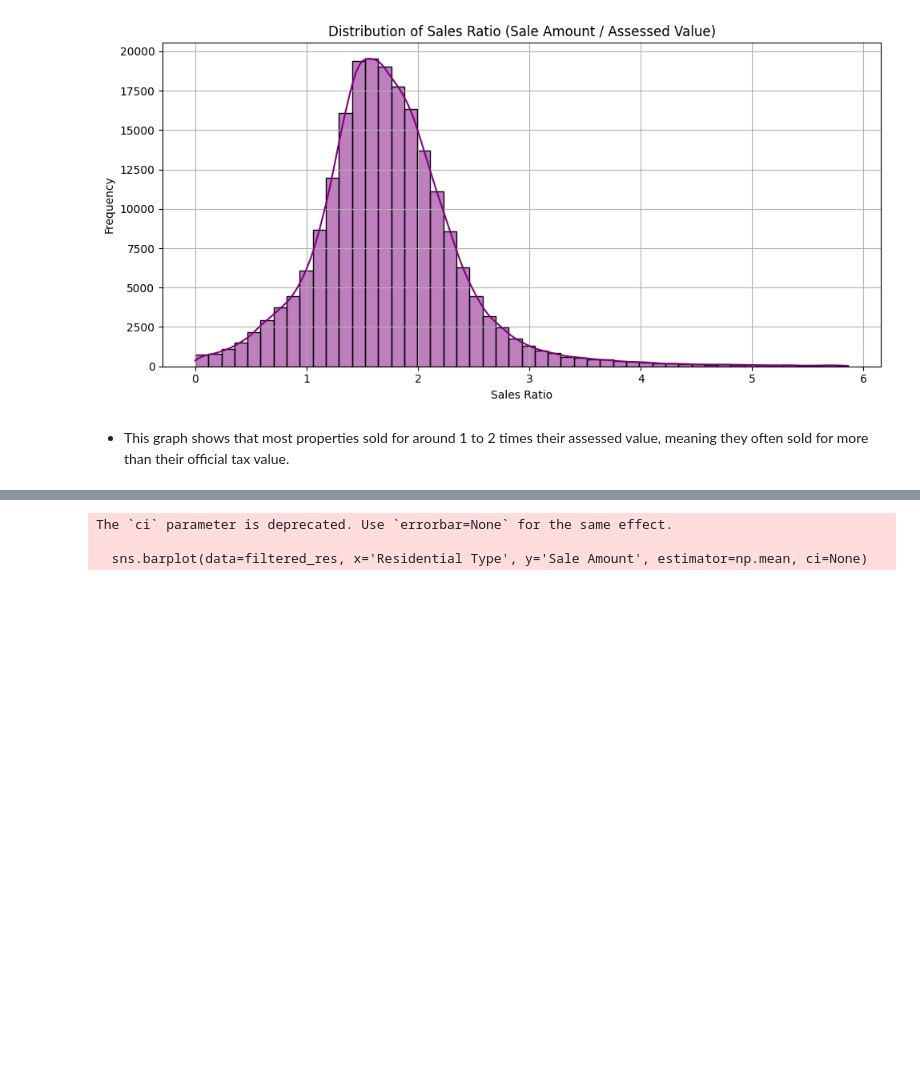
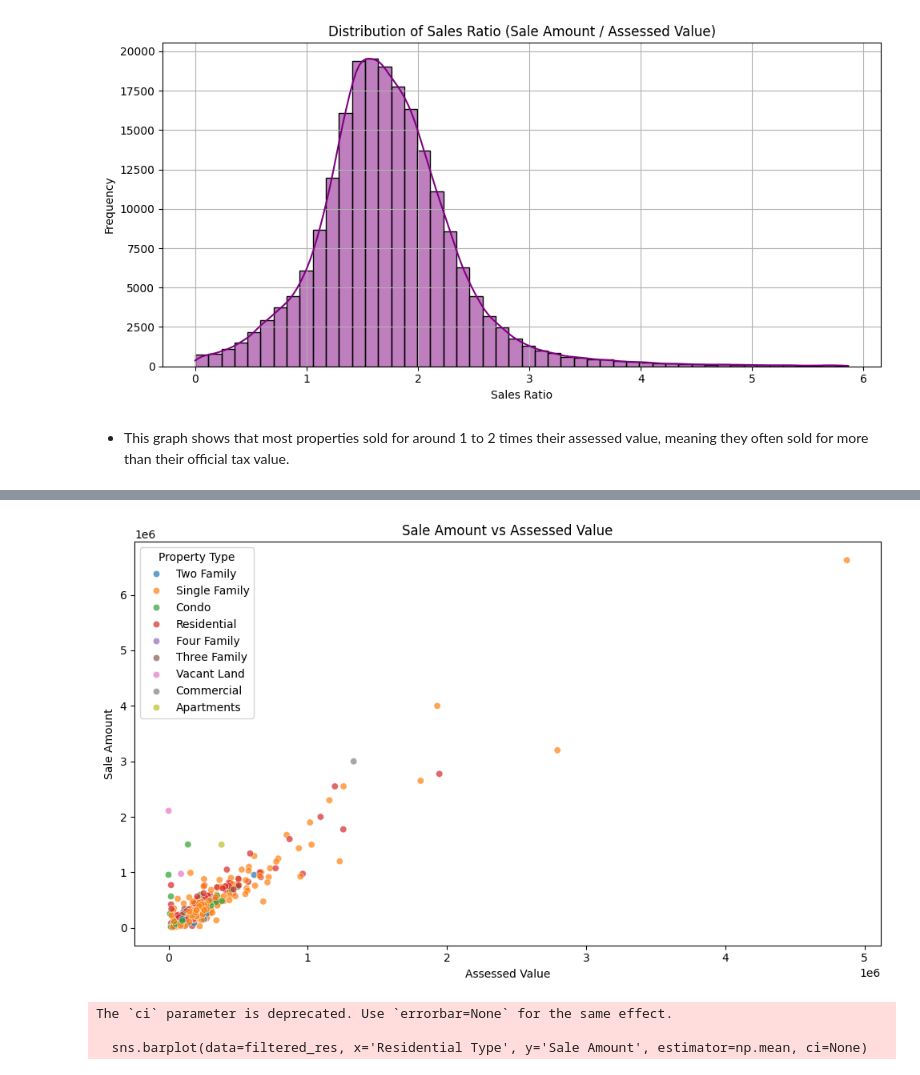
Before and after one commit to kthanikonda/DataWithPython, a Jupyter notebook: Real_Estate_Project-2.ipynb, the cells around one changed output, grey strips where cells are left out. Saved outputs shown, nothing was run; the diff lists cells and outputs as text; code cells hidden in the pictures; blank space fills up the shorter version.

```diff
--- a/Real_Estate_Project-2.ipynb
+++ b/Real_Estate_Project-2.ipynb
@@ -602,3 +629,14 @@ For example, when doing 'df[col].method(value, inplace=True)', try using 'df.met
+# %%
+# 3. Sale Amount vs Assessed Value (Scatter Plot)
+plt.figure(figsize=(10, 6))
+sns.scatterplot(data=df.sample(1000), x='Assessed Value', y='Sale Amount', hue='Property Type', alpha=0.7)
+plt.title("Sale Amount vs Assessed Value")
+plt.xlabel("Assessed Value")
+plt.ylabel("Sale Amount")
+plt.tight_layout()
+plt.show()
+# %% [output]
+[figure, added]
 # %%
 top_res_types = real_estate_df['Residential Type'].value_counts().head(8).index
 filtered_res = real_estate_df[real_estate_df['Residential Type'].isin(top_res_types)]
```
Also changed, not shown: parts of 5 cells of this notebook.
